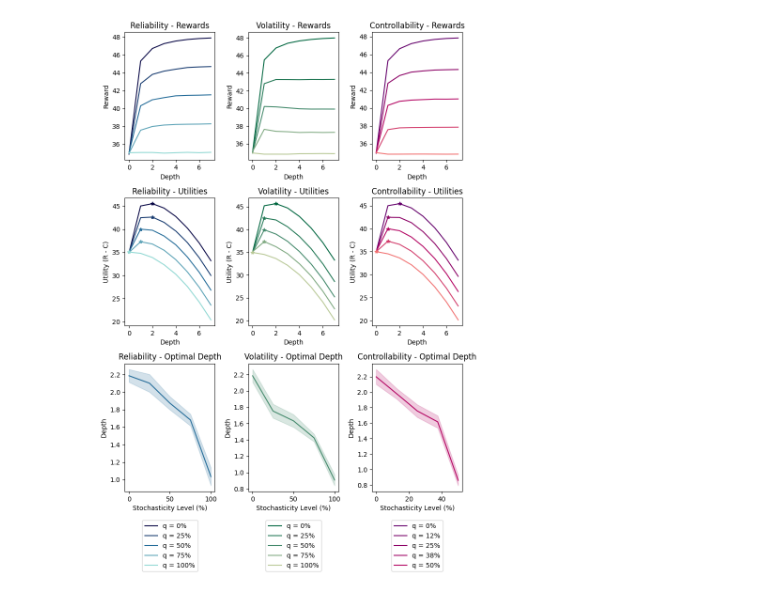
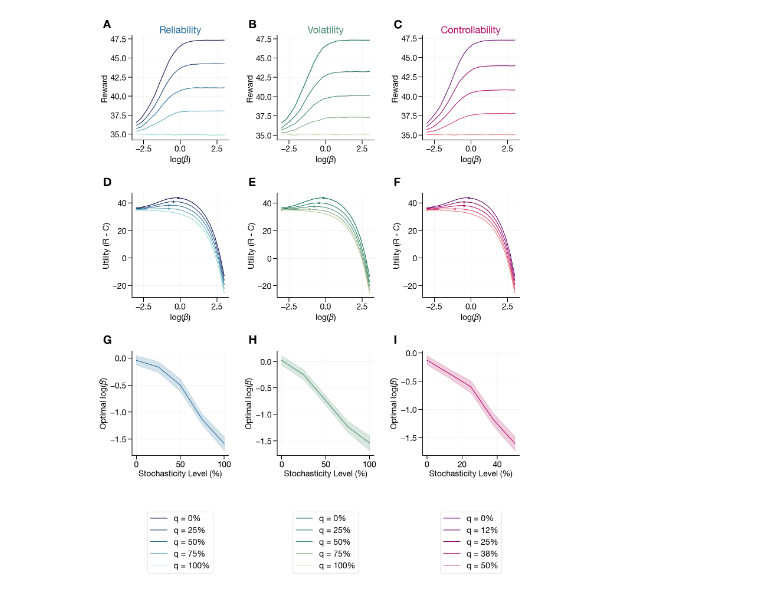
Before and after one commit to WeiJiMaLab/planning_in_stochastic_environments, a Jupyter notebook: analysis/demos/resourcerationality.ipynb, the cells around one changed output. Saved outputs shown, nothing was run; the diff lists cells and outputs as text; code cells hidden in the pictures.

Commit message:
changing simulation params

```diff
--- a/analysis/demos/resourcerationality.ipynb
+++ b/analysis/demos/resourcerationality.ipynb
@@ -96,7 +96,7 @@ def value_path(pov_array, variant=None, value_params=None):
     return v_diff
 
 @jit(nopython=True)
-def sim(boards, oracle, is_transition, depth=1, beta=20):
+def sim(boards, oracle, is_transition, depth=3, beta=20):
     row, col = 0, 0
     reward = 0
 
@@ -186,61 +186,80 @@ opt_depths_controllability = compute_optimal_depths(q_controllabilities, rewards
 # %%
+from plots import set_helvetica_style
+from utils import alphabet
+
+helvetica_regular, helvetica_bold = set_helvetica_style()
+
 if not os.path.exists("figures/resource_rationality"):
     os.makedirs("figures/resource_rationality")
 
-def plot_resource_rationality_results(qs_list, depths, rewards_data_list, opt_depths_list, colormap_list, titles):
+def plot_resource_rationality_results(qs_list, betas, rewards_data_list, opt_betas_list, colormap_list, titles):
     from matplotlib.lines import Line2D
-    fig, axes = plt.subplots(3, 3, figsize=(8, 12))
+    fig, axes = plt.subplots(3, 3, figsize=(15, 20))
 
-    for col, (qs, rewards_data, opt_depths, colormap, title) in enumerate(zip(qs_list, rewards_data_list, opt_depths_list, colormap_list, titles)):
+    for col, (qs, rewards_data, opt_betas, colormap, title) in enumerate(zip(qs_list, rewards_data_list, opt_betas_list, colormap_list, titles)):
         # Plot rewards vs depth for different reliabilities
         for q, rewards in zip(qs, rewards_data.mean(axis=1)):
-            axes[0,col].plot(depths, rewards, color=colormap(q / np.max(qs)))
-        axes[0,col].set_xlabel('Depth')
+            axes[0,col].plot(betas, rewards, color=colormap(q / np.max(qs)))
+        axes[0,col].set_xlabel('log($\\beta$)')
         axes[0,col].set_ylabel('Reward')
-        axes[0,col].set_title(f'{title} - Rewards')
+        axes[0,col].set_title(f'{title}', color = colormap(0.5))
+
+        axes[0, col].text(-0.3, 1.15, alphabet(col), transform=axes[0, col].transAxes,
+                fontsize=28, fontproperties=helvetica_bold, va='top', ha='left')
 
         # Plot utilities (rewards - costs) vs depth
         for q, rewards in zip(qs, rewards_data.mean(axis=1)):
-            costs = 0.3 * np.arange(0, 8) ** 2
+            costs = 3 * np.exp(betas)
             utilities = rewards - costs
-            axes[1,col].plot(depths, utilities, color=colormap(q / np.max(qs)))
+            axes[1,col].plot(betas, utilities, color=colormap(q / np.max(qs)))
             max_idx = np.argmax(utilities)
-            axes[1,col].plot(depths[max_idx], utilities[max_idx], '*', color=colormap(q / np.max(qs)))
-        axes[1,col].set_xlabel('Depth')
+            axes[1,col].plot(betas[max_idx], utilities[max_idx], '*', color=colormap(q / np.max(qs)))
+        axes[1,col].set_xlabel('log($\\beta$)')
         axes[1,col].set_ylabel('Utility (R - C)')
-        axes[1,col].set_title(f'{title} - Utilities')
+        axes[1, col].text(-0.3, 1.15, alphabet(3 +col), transform=axes[1, col].transAxes,
+                fontsize=28, fontproperties=helvetica_bold, va='top', ha='left')
 
         # Plot optimal depth vs stochasticity with error bands
         # First take mean across k samples for each participant
-        opt_depths_mean_k = opt_depths.mean(axis=2)  # i,j
+        opt_betas_mean_k = opt_betas.mean(axis=2)  # i,j
         # Then get mean and sem across participants
-        participant_means = opt_depths_mean_k.mean(axis=0)  # j
-        participant_sem = opt_depths_mean_k.std(axis=0) / np.sqrt(opt_depths_mean_k.shape[0])  # j
+        participant_means = opt_betas_mean_k.mean(axis=0)  # j
+        participant_sem = opt_betas_mean_k.std(axis=0) / np.sqrt(opt_betas_mean_k.shape[0])  # j
 
         axes[2,col].plot(qs * 100, participant_means, color=colormap(0.5))
         axes[2,col].fill_between(qs * 100,
                          participant_means - participant_sem,
                          participant_means + participant_sem,
                          alpha=0.2, color=colormap(0.5))
         axes[2,col].set_xlabel('Stochasticity Level (%)')
-        axes[2,col].set_ylabel('Depth')
-        axes[2,col].set_title(f'{title} - Optimal Depth')
+        axes[2,col].set_ylabel('Optimal log($\\beta$)')
+
+        axes[2, col].text(-0.3, 1.15, alphabet(6 + col), transform=axes[2, col].transAxes,
+                fontsize=28, fontproperties=helvetica_bold, va='top', ha='left')
 
         # Add legend
         legend_elements = [Line2D([0], [0], color=colormap(q), label=f'q = {q*100:.0f}%')
                          for q in qs]
-        axes[2,col].legend(handles=legend_elements, bbox_to_anchor=(0.5, -0.2), loc='upper center')
+        axes[2,col].legend(handles=legend_elements, bbox_to_anchor=(0.5, -0.5), loc='upper center')
 
+
+    for ax in axes.flatten():
+        ax.spines[['top', 'right']].set_visible(False)
+        ax.spines[['left', 'bottom']].set_linewidth(1.5)
+        ax.set_axisbelow(True)
+        ax.xaxis.set_tick_params(width=1.5, length = 10)
+        ax.yaxis.set_tick_params(width=1.5, length = 10)
+        ax.grid(c = [0.95, 0.95, 0.95], axis = 'both', linewidth = 1)
     plt.tight_layout()
 
 # Plot all results in a single figure
 qs_list = [q_reliabilities, q_volatilities, q_controllabilities]
 rewards_data_list = [rewards_data_reliability, rewards_data_volatility, rewards_data_controllability]
-opt_depths_list = [opt_depths_reliability, opt_depths_volatility, opt_depths_controllability]
+opt_betas_list = [opt_betas_reliability, opt_betas_volatility, opt_betas_controllability]
 colormap_list = [colormaps["arctic"], colormaps["grass"], colormaps["berry"]]
 titles = ["Reliability", "Volatility", "Controllability"]
 
-plot_resource_rationality_results(qs_list, depths, rewards_data_list, opt_depths_list, colormap_list, titles)
+plot_resource_rationality_results(qs_list, betas, rewards_data_list, opt_betas_list, colormap_list, titles)
 plt.savefig("figures/resource_rationality/combined_results.png", bbox_inches='tight')
 # %% [output]
-[figure, old version]
+[figure, new version]
```
Also changed, not shown: parts of 1 cell of this notebook, 2 other files.
